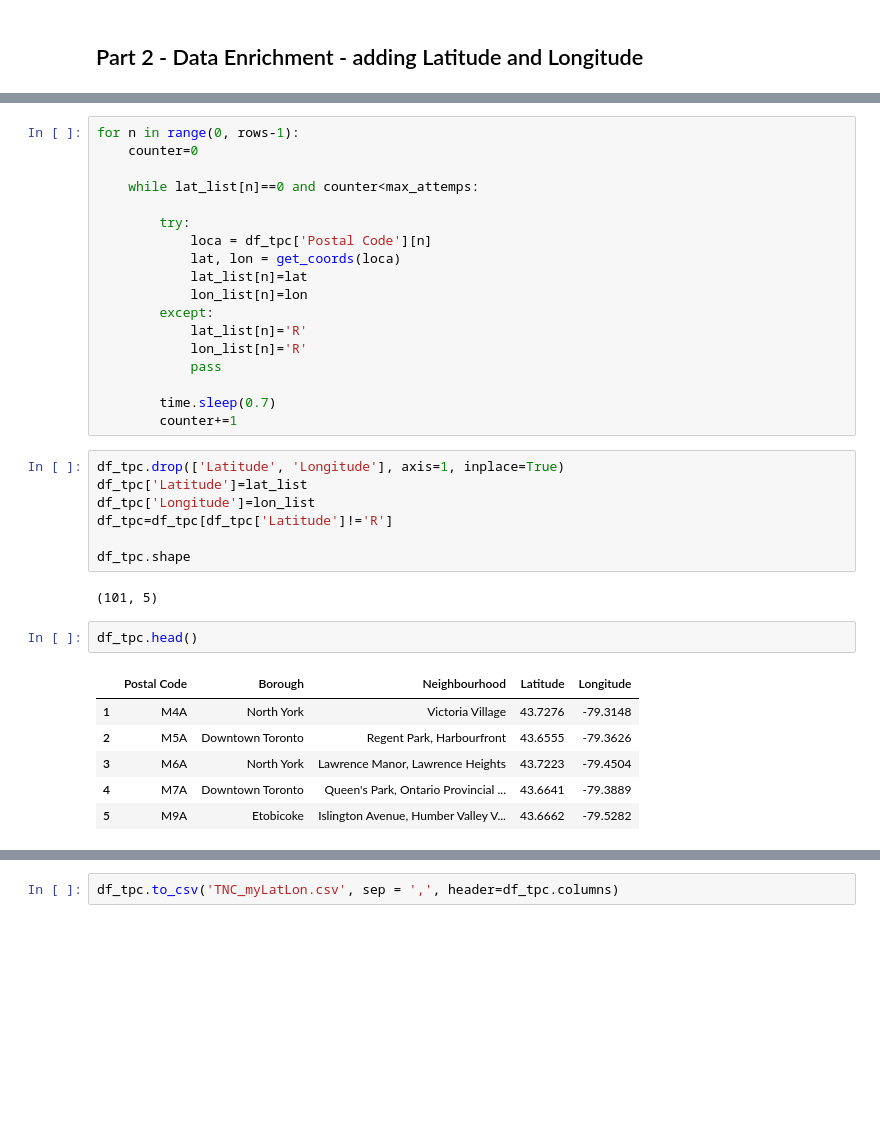
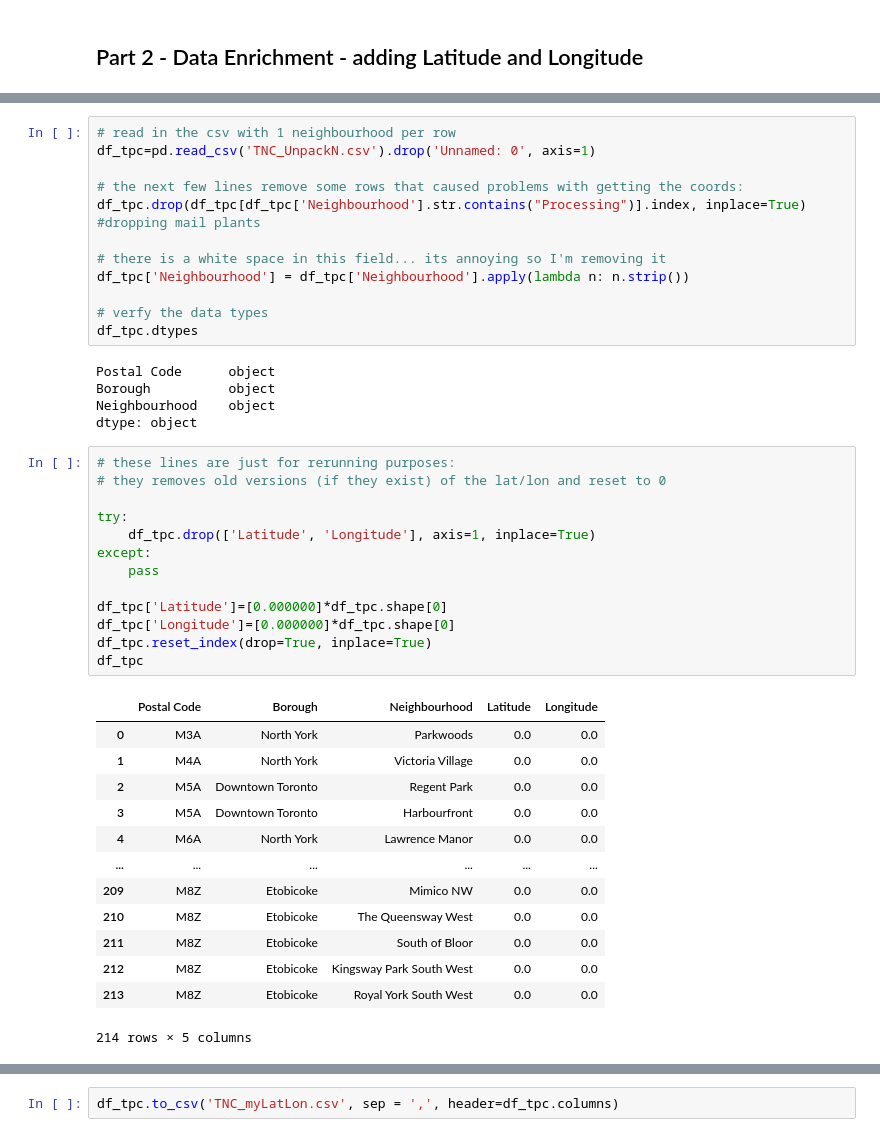
Before and after one commit to khofler/Coursera_Capstone, a Jupyter notebook: Capstone_part_2.ipynb, the cells around one changed output, grey strips where cells are left out. Cells and saved outputs as stored; diff of their text form; blank space fills up the shorter version.

```diff
--- a/Capstone_part_2.ipynb
+++ b/Capstone_part_2.ipynb
@@ -75,36 +19,44 @@ lon_list = [0]*rows
-# %%
-for n in range(0, rows-1):
-    counter=0
-
-    while lat_list[n]==0 and counter<max_attemps:
-
-        try:
-            loca = df_tpc['Postal Code'][n]
-            lat, lon = get_coords(loca)
-            lat_list[n]=lat
-            lon_list[n]=lon
-        except:
-            lat_list[n]='R'
-            lon_list[n]='R'
-            pass
-
-        time.sleep(0.7)
-        counter+=1
-# %%
-df_tpc.drop(['Latitude', 'Longitude'], axis=1, inplace=True)
-df_tpc['Latitude']=lat_list
-df_tpc['Longitude']=lon_list
-df_tpc=df_tpc[df_tpc['Latitude']!='R']
-
-df_tpc.shape
-# %% [output]
-(101, 5)
-# %%
-df_tpc.head()
-# %% [output]
-|  | Postal Code | Borough | Neighbourhood | Latitude | Longitude |
-| 1 | M4A | North York | Victoria Village | 43.7276 | -79.3148 |
-| 2 | M5A | Downtown Toronto | Regent Park, Harbourfront | 43.6555 | -79.3626 |
-| 3 | M6A | North York | Lawrence Manor, Lawrence Heights | 43.7223 | -79.4504 |
-| 4 | M7A | Downtown Toronto | Queen's Park, Ontario Provincial ... | 43.6641 | -79.3889 |
-| 5 | M9A | Etobicoke | Islington Avenue, Humber Valley V... | 43.6662 | -79.5282 |
+# %%
+# read in the csv with 1 neighbourhood per row
+df_tpc=pd.read_csv('TNC_UnpackN.csv').drop('Unnamed: 0', axis=1)
+
+# the next few lines remove some rows that caused problems with getting the coords:
+df_tpc.drop(df_tpc[df_tpc['Neighbourhood'].str.contains("Processing")].index, inplace=True) #dropping mail plants
+
+# there is a white space in this field... its annoying so I'm removing it
+df_tpc['Neighbourhood'] = df_tpc['Neighbourhood'].apply(lambda n: n.strip())
+
+# verfy the data types
+df_tpc.dtypes
+# %% [output]
+Postal Code      object
+Borough          object
+Neighbourhood    object
+dtype: object
+# %%
+# these lines are just for rerunning purposes:
+# they removes old versions (if they exist) of the lat/lon and reset to 0
+
+try:
+    df_tpc.drop(['Latitude', 'Longitude'], axis=1, inplace=True)
+except:
+    pass
+
+df_tpc['Latitude']=[0.000000]*df_tpc.shape[0]
+df_tpc['Longitude']=[0.000000]*df_tpc.shape[0]
+df_tpc.reset_index(drop=True, inplace=True)
+df_tpc
+# %% [output]
+|  | Postal Code | Borough | Neighbourhood | Latitude | Longitude |
+| 0 | M3A | North York | Parkwoods | 0.0 | 0.0 |
+| 1 | M4A | North York | Victoria Village | 0.0 | 0.0 |
+| 2 | M5A | Downtown Toronto | Regent Park | 0.0 | 0.0 |
+| 3 | M5A | Downtown Toronto | Harbourfront | 0.0 | 0.0 |
+| 4 | M6A | North York | Lawrence Manor | 0.0 | 0.0 |
+| ... | ... | ... | ... | ... | ... |
+| 209 | M8Z | Etobicoke | Mimico NW | 0.0 | 0.0 |
+| 210 | M8Z | Etobicoke | The Queensway West | 0.0 | 0.0 |
+| 211 | M8Z | Etobicoke | South of Bloor | 0.0 | 0.0 |
+| 212 | M8Z | Etobicoke | Kingsway Park South West | 0.0 | 0.0 |
+| 213 | M8Z | Etobicoke | Royal York South West | 0.0 | 0.0 |
+214 rows × 5 columns
```
Also changed, not shown: parts of 16 cells of this notebook, 5 other files.
